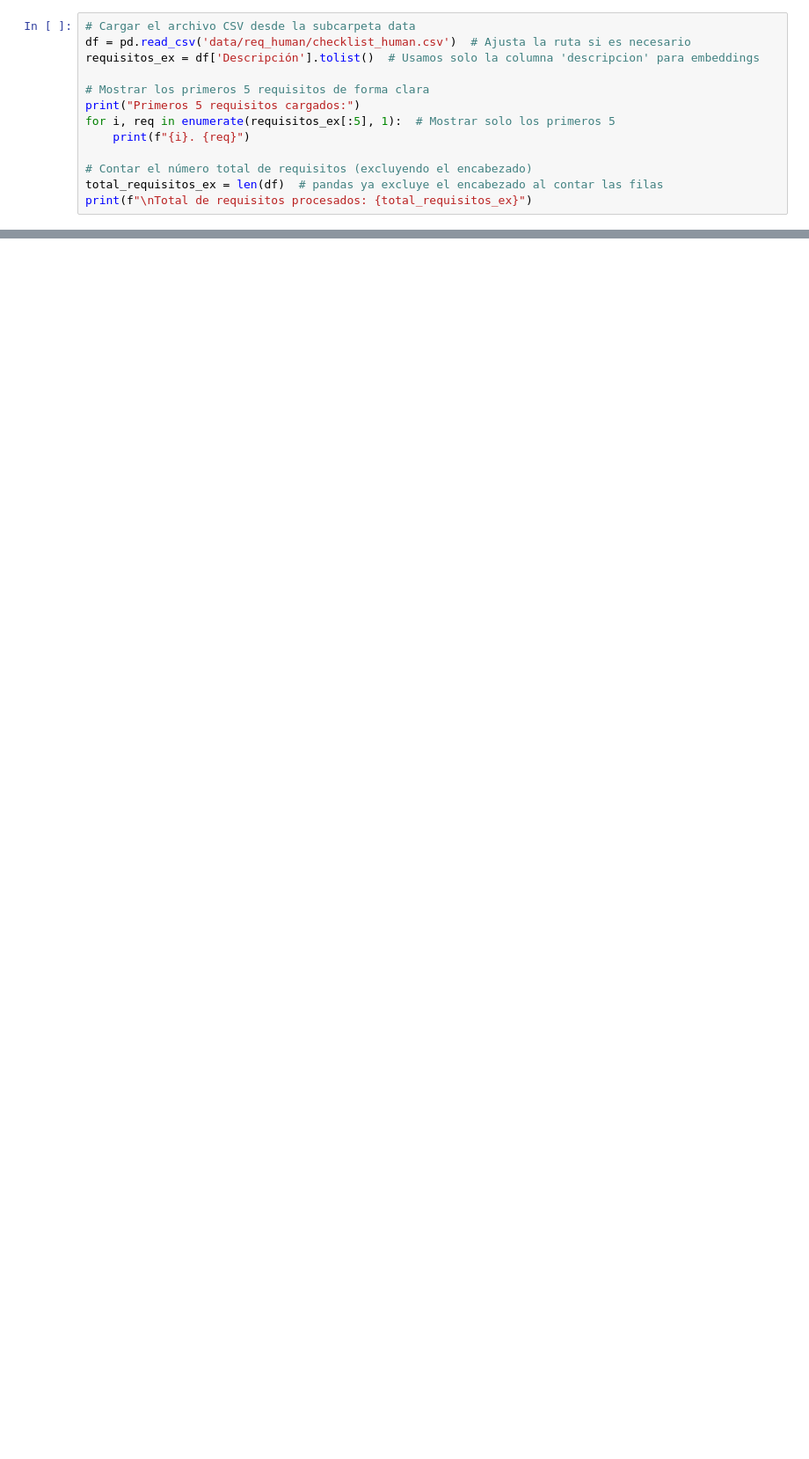
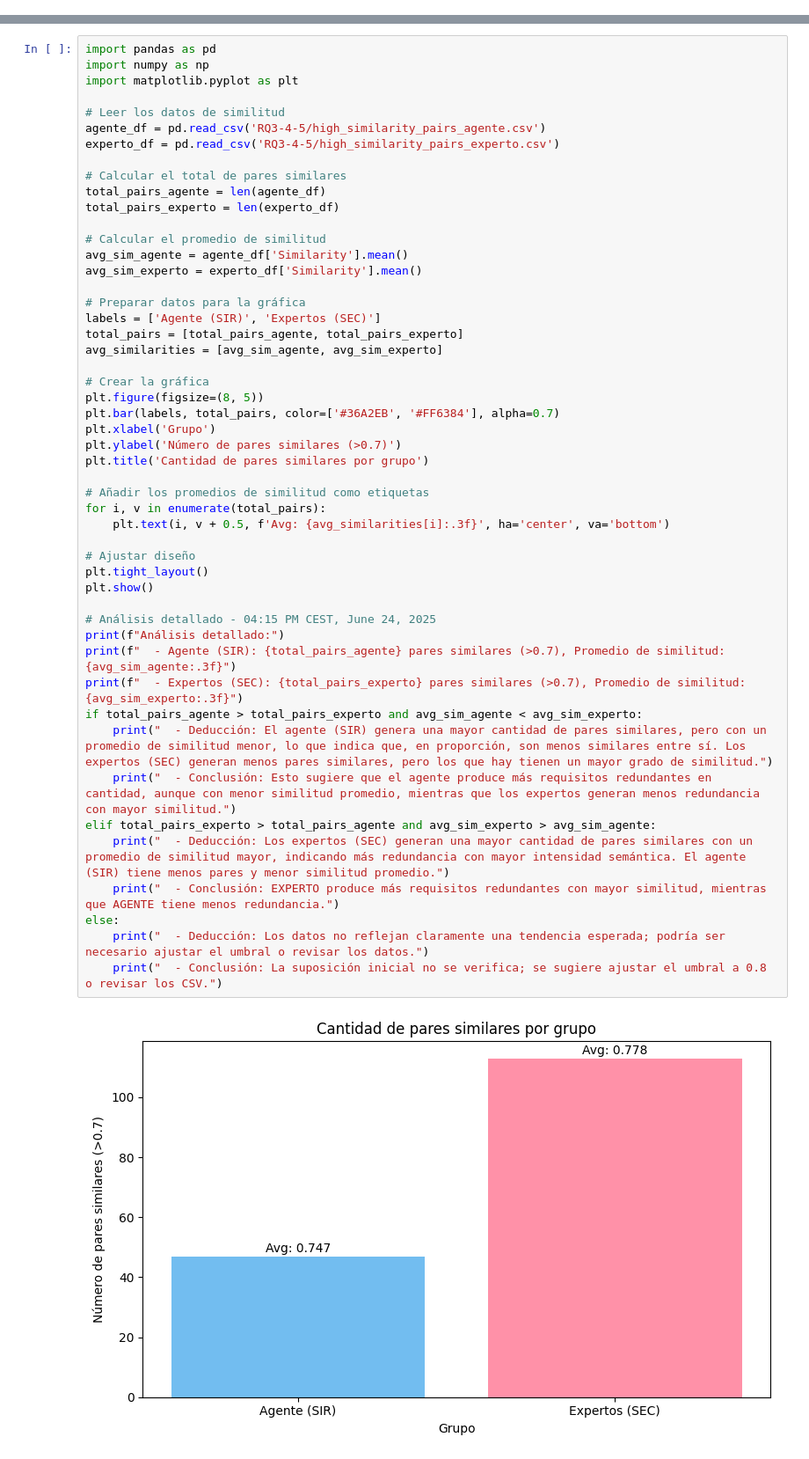
Before and after one commit to JorgeGarrido12/ValidacionRequisitos, a Jupyter notebook: validacion/validacion-notebook.ipynb, the cells around one changed output, grey strips where cells are left out. Shown at 88% size. Drawn from its saved outputs; the diff is of its cells as text; blank space fills up the shorter version.

```diff
--- a/validacion/validacion-notebook.ipynb
+++ b/validacion/validacion-notebook.ipynb
@@ -297,13 +28,0 @@ print(df.shape)
-# %%
-# Cargar el archivo CSV desde la subcarpeta data
-df = pd.read_csv('data/req_human/checklist_human.csv')  # Ajusta la ruta si es necesario
-requisitos_ex = df['Descripción'].tolist()  # Usamos solo la columna 'descripcion' para embeddings
-
-# Mostrar los primeros 5 requisitos de forma clara
-print("Primeros 5 requisitos cargados:")
-for i, req in enumerate(requisitos_ex[:5], 1):  # Mostrar solo los primeros 5
-    print(f"{i}. {req}")
-
-# Contar el número total de requisitos (excluyendo el encabezado)
-total_requisitos_ex = len(df)  # pandas ya excluye el encabezado al contar las filas
-print(f"\nTotal de requisitos procesados: {total_requisitos_ex}")
@@ -664,0 +511,52 @@ Bottom 5:                   ID  Porcentaje de Calidad
+# %%
+import pandas as pd
+import numpy as np
+import matplotlib.pyplot as plt
+
+# Leer los datos de similitud
+agente_df = pd.read_csv('RQ3-4-5/high_similarity_pairs_agente.csv')
+experto_df = pd.read_csv('RQ3-4-5/high_similarity_pairs_experto.csv')
+
+# Calcular el total de pares similares
+total_pairs_agente = len(agente_df)
+total_pairs_experto = len(experto_df)
+
+# Calcular el promedio de similitud
+avg_sim_agente = agente_df['Similarity'].mean()
+avg_sim_experto = experto_df['Similarity'].mean()
+
+# Preparar datos para la gráfica
+labels = ['Agente (SIR)', 'Expertos (SEC)']
+total_pairs = [total_pairs_agente, total_pairs_experto]
+avg_similarities = [avg_sim_agente, avg_sim_experto]
+
+# Crear la gráfica
+plt.figure(figsize=(8, 5))
+plt.bar(labels, total_pairs, color=['#36A2EB', '#FF6384'], alpha=0.7)
+plt.xlabel('Grupo')
+plt.ylabel('Número de pares similares (>0.7)')
+plt.title('Cantidad de pares similares por grupo')
+
+# Añadir los promedios de similitud como etiquetas
+for i, v in enumerate(total_pairs):
+    plt.text(i, v + 0.5, f'Avg: {avg_similarities[i]:.3f}', ha='center', va='bottom')
+
+# Ajustar diseño
+plt.tight_layout()
+plt.show()
+
+# Análisis detallado - 04:15 PM CEST, June 24, 2025
+print(f"Análisis detallado:")
+print(f"  - Agente (SIR): {total_pairs_agente} pares similares (>0.7), Promedio de similitud: {avg_sim_agente:.3f}")
+print(f"  - Expertos (SEC): {total_pairs_experto} pares similares (>0.7), Promedio de similitud: {avg_sim_experto:.3f}")
+if total_pairs_agente > total_pairs_experto and avg_sim_agente < avg_sim_experto:
+    print("  - Deducción: El agente (SIR) genera una mayor cantidad de pares similares, pero con un promedio de similitud menor, lo que indica que, en proporción, son menos similares entre sí. Los expertos (SEC) generan menos pares similares, pero los que hay tienen un mayor grado de similitud.")
+    print("  - Conclusión: Esto sugiere que el agente produce más requisitos redundantes en cantidad, aunque con menor similitud promedio, mientras que los expertos generan menos redundancia con mayor similitud.")
+elif total_pairs_experto > total_pairs_agente and avg_sim_experto > avg_sim_agente:
+    print("  - Deducción: Los expertos (SEC) generan una mayor cantidad de pares similares con un promedio de similitud mayor, indicando más redundancia con mayor intensidad semántica. El agente (SIR) tiene menos pares y menor similitud promedio.")
+    print("  - Conclusión: EXPERTO produce más requisitos redundantes con mayor similitud, mientras que AGENTE tiene menos redundancia.")
+else:
+    print("  - Deducción: Los datos no reflejan claramente una tendencia esperada; podría ser necesario ajustar el umbral o revisar los datos.")
+    print("  - Conclusión: La suposición inicial no se verifica; se sugiere ajustar el umbral a 0.8 o revisar los CSV.")
+# %% [output]
+[figure, added]
```
Also changed, not shown: parts of 50 cells of this notebook, 42 other files.
